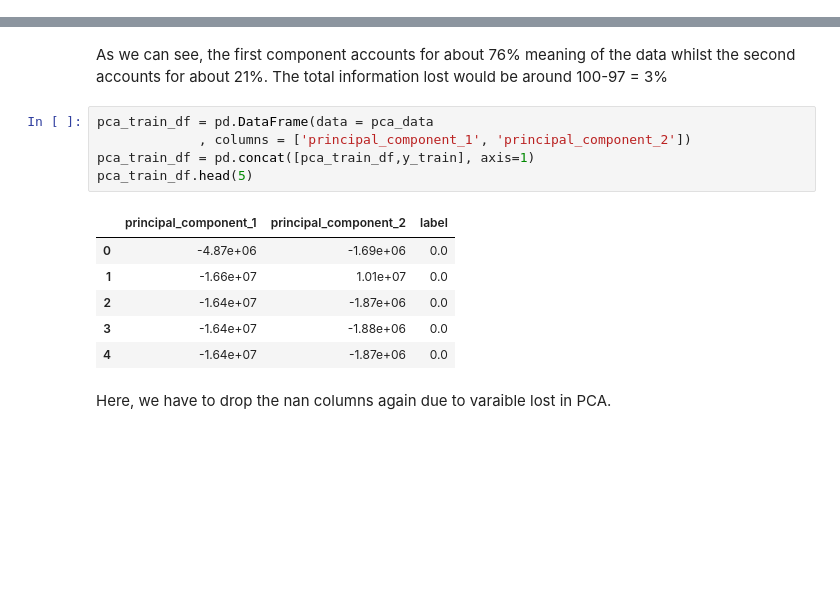
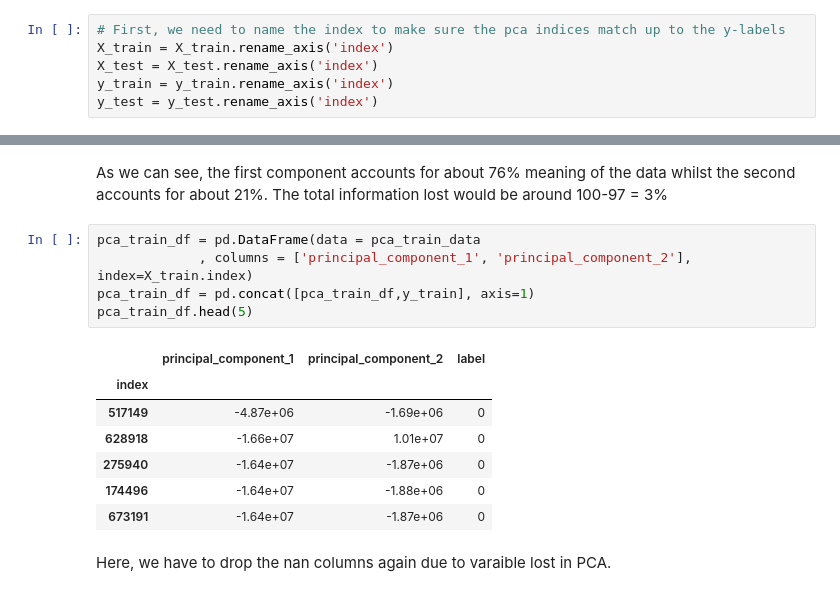
Before and after one commit to j-csc/ids_dl, a Jupyter notebook: POC.ipynb, the cells around one changed output, grey strips where cells are left out. Drawn from its saved outputs; the diff is of its cells as text; blank space fills up the shorter version.

Commit message:
pca index

```diff
--- a/POC.ipynb
+++ b/POC.ipynb
@@ -274,3 +274,9 @@ True
+# %%
+# First, we need to name the index to make sure the pca indices match up to the y-labels
+X_train = X_train.rename_axis('index')
+X_test = X_test.rename_axis('index')
+y_train = y_train.rename_axis('index')
+y_test = y_test.rename_axis('index')
 # %%
 pca_train = PCA(n_components=2)
 pca_train.fit(X_train)
@@ -281,17 +287,18 @@ pca_train_data = pca_train.transform(X_train)
 # %% [markdown]
 As we can see, the first component accounts for about 76% meaning of the data whilst the second accounts for about 21%. The total information lost would be around 100-97 = 3%
 # %%
-pca_train_df = pd.DataFrame(data = pca_data
-             , columns = ['principal_component_1', 'principal_component_2'])
+pca_train_df = pd.DataFrame(data = pca_train_data
+             , columns = ['principal_component_1', 'principal_component_2'], index=X_train.index)
 pca_train_df = pd.concat([pca_train_df,y_train], axis=1)
 pca_train_df.head(5)
 # %% [output]
 |  | principal_component_1 | principal_component_2 | label |
-| 0 | -4.87e+06 | -1.69e+06 | 0.0 |
-| 1 | -1.66e+07 | 1.01e+07 | 0.0 |
-| 2 | -1.64e+07 | -1.87e+06 | 0.0 |
-| 3 | -1.64e+07 | -1.88e+06 | 0.0 |
-| 4 | -1.64e+07 | -1.87e+06 | 0.0 |
+| index |  |  |  |
+| 517149 | -4.87e+06 | -1.69e+06 | 0 |
+| 628918 | -1.66e+07 | 1.01e+07 | 0 |
+| 275940 | -1.64e+07 | -1.87e+06 | 0 |
+| 174496 | -1.64e+07 | -1.88e+06 | 0 |
+| 673191 | -1.64e+07 | -1.87e+06 | 0 |
 # %% [markdown]
 Here, we have to drop the nan columns again due to varaible lost in PCA.
 # %%
```
Also changed, not shown: parts of 7 cells of this notebook.
